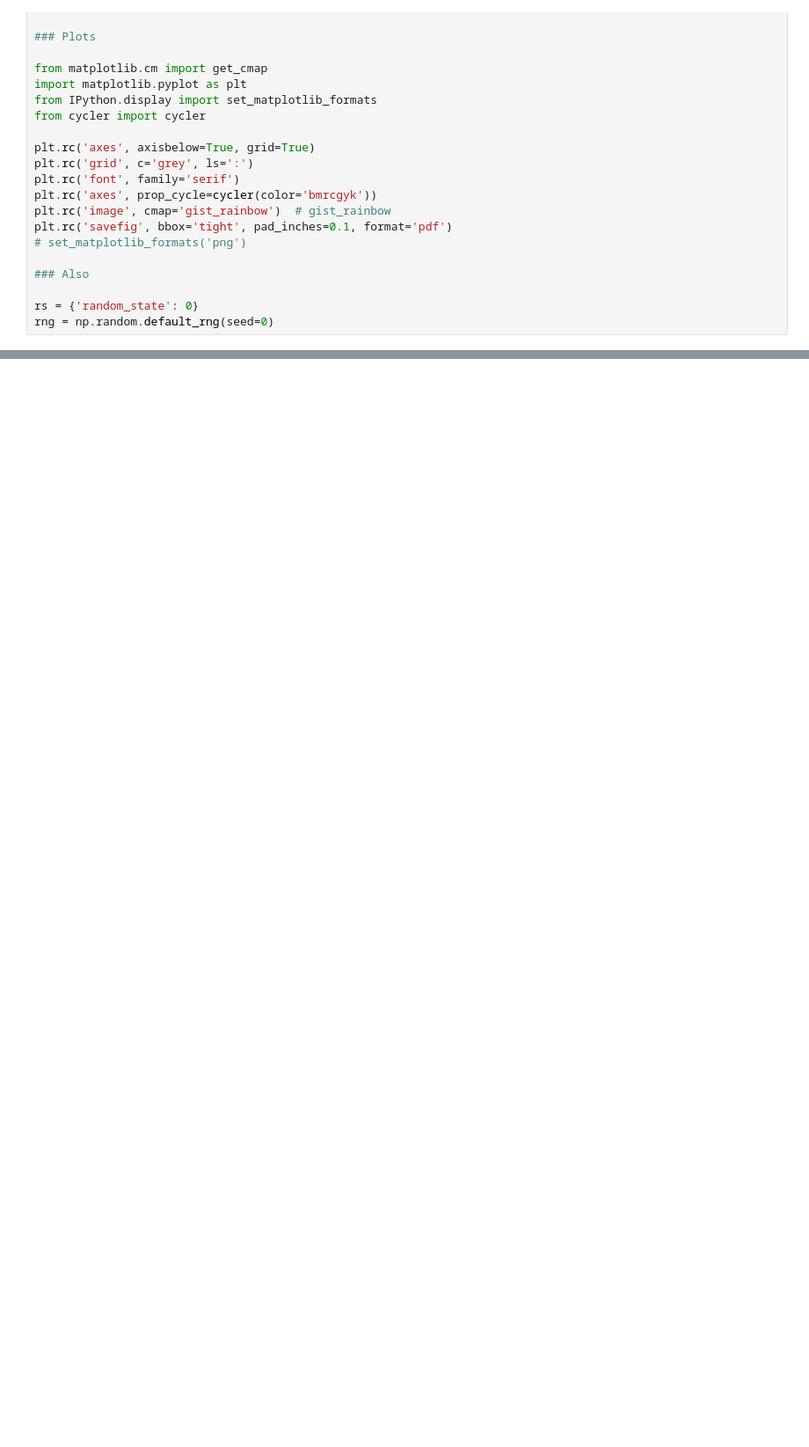
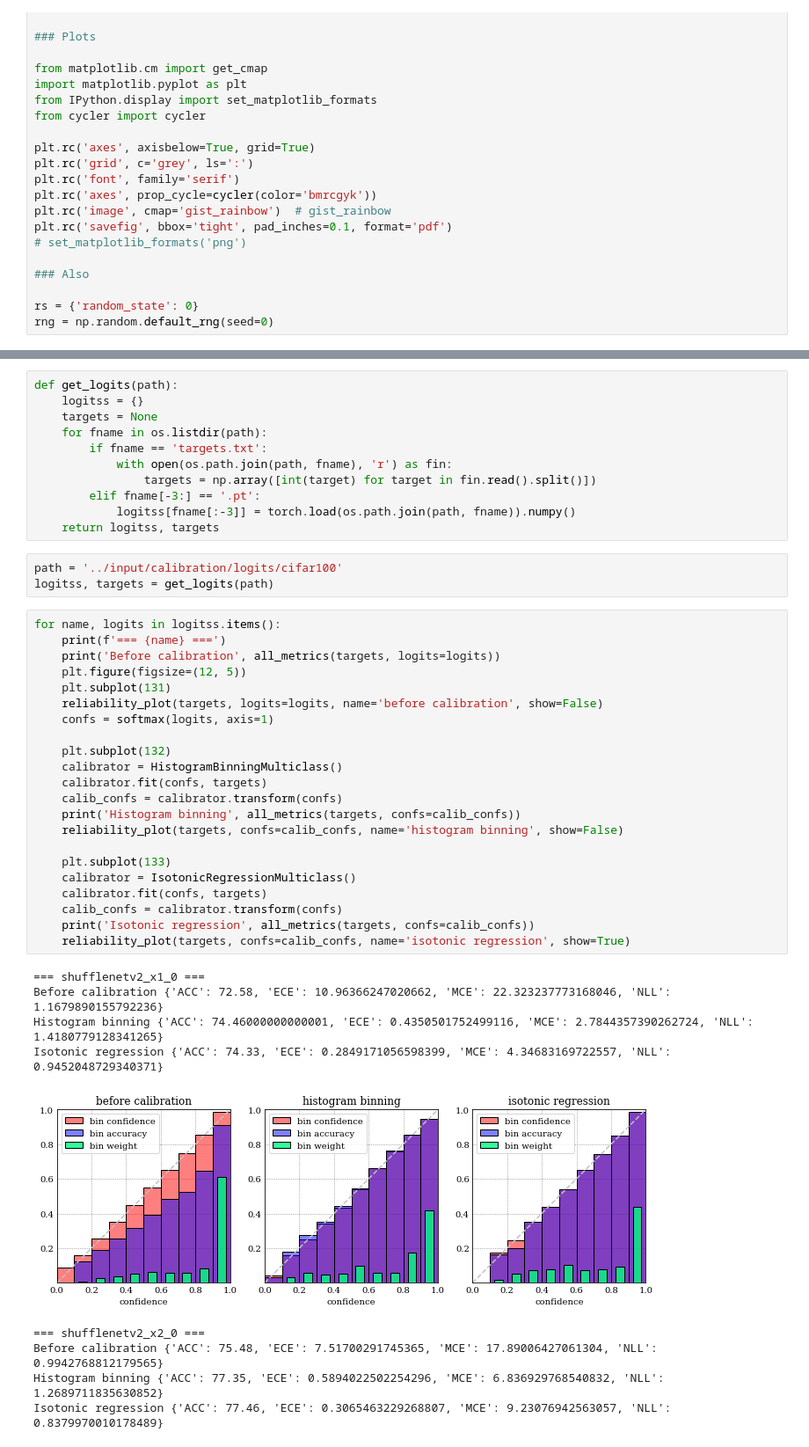
Before and after one commit to artnitolog/calibration, a Jupyter notebook: code/calibration-experiments.ipynb, the cells around one changed output, grey strips where cells are left out. Shown: that part at 88% size. Saved outputs shown, nothing was run; the diff lists cells and outputs as text; blank space fills up the shorter version.

Commit message:
add new logits, test calibration methods & metrics

```diff
--- a/code/calibration-experiments.ipynb
+++ b/code/calibration-experiments.ipynb
@@ -210,0 +302,46 @@ vgg19_bn, ece: 3.81%
+# %%
+def get_logits(path):
+    logitss = {}
+    targets = None
+    for fname in os.listdir(path):
+        if fname == 'targets.txt':
+            with open(os.path.join(path, fname), 'r') as fin:
+                targets = np.array([int(target) for target in fin.read().split()])
+        elif fname[-3:] == '.pt':
+            logitss[fname[:-3]] = torch.load(os.path.join(path, fname)).numpy()
+    return logitss, targets
+# %%
+path = '../input/calibration/logits/cifar100'
+logitss, targets = get_logits(path)
+# %%
+for name, logits in logitss.items():
+    print(f'=== {name} ===')
+    print('Before calibration', all_metrics(targets, logits=logits))
+    plt.figure(figsize=(12, 5))
+    plt.subplot(131)
+    reliability_plot(targets, logits=logits, name='before calibration', show=False)
+    confs = softmax(logits, axis=1)
+
+    plt.subplot(132)
+    calibrator = HistogramBinningMulticlass()
+    calibrator.fit(confs, targets)
+    calib_confs = calibrator.transform(confs)
+    print('Histogram binning', all_metrics(targets, confs=calib_confs))
+    reliability_plot(targets, confs=calib_confs, name='histogram binning', show=False)
+
+    plt.subplot(133)
+    calibrator = IsotonicRegressionMulticlass()
+    calibrator.fit(confs, targets)
+    calib_confs = calibrator.transform(confs)
+    print('Isotonic regression', all_metrics(targets, confs=calib_confs))
+    reliability_plot(targets, confs=calib_confs, name='isotonic regression', show=True)
+# %% [output]
+=== shufflenetv2_x1_0 ===
+Before calibration {'ACC': 72.58, 'ECE': 10.96366247020662, 'MCE': 22.323237773168046, 'NLL': 1.1679890155792236}
+Histogram binning {'ACC': 74.46000000000001, 'ECE': 0.4350501752499116, 'MCE': 2.7844357390262724, 'NLL': 1.4180779128341265}
+Isotonic regression {'ACC': 74.33, 'ECE': 0.2849171056598399, 'MCE': 4.34683169722557, 'NLL': 0.9452048729340371}
+[figure, added]
+=== shufflenetv2_x2_0 ===
+Before calibration {'ACC': 75.48, 'ECE': 7.51700291745365, 'MCE': 17.89006427061304, 'NLL': 0.9942768812179565}
+Histogram binning {'ACC': 77.35, 'ECE': 0.5894022502254296, 'MCE': 6.836929768540832, 'NLL': 1.2689711835630852}
+Isotonic regression {'ACC': 77.46, 'ECE': 0.3065463229268807, 'MCE': 9.23076942563057, 'NLL': 0.8379970010178489}
```
Also changed, not shown: parts of 39 cells of this notebook, 2 other files.
